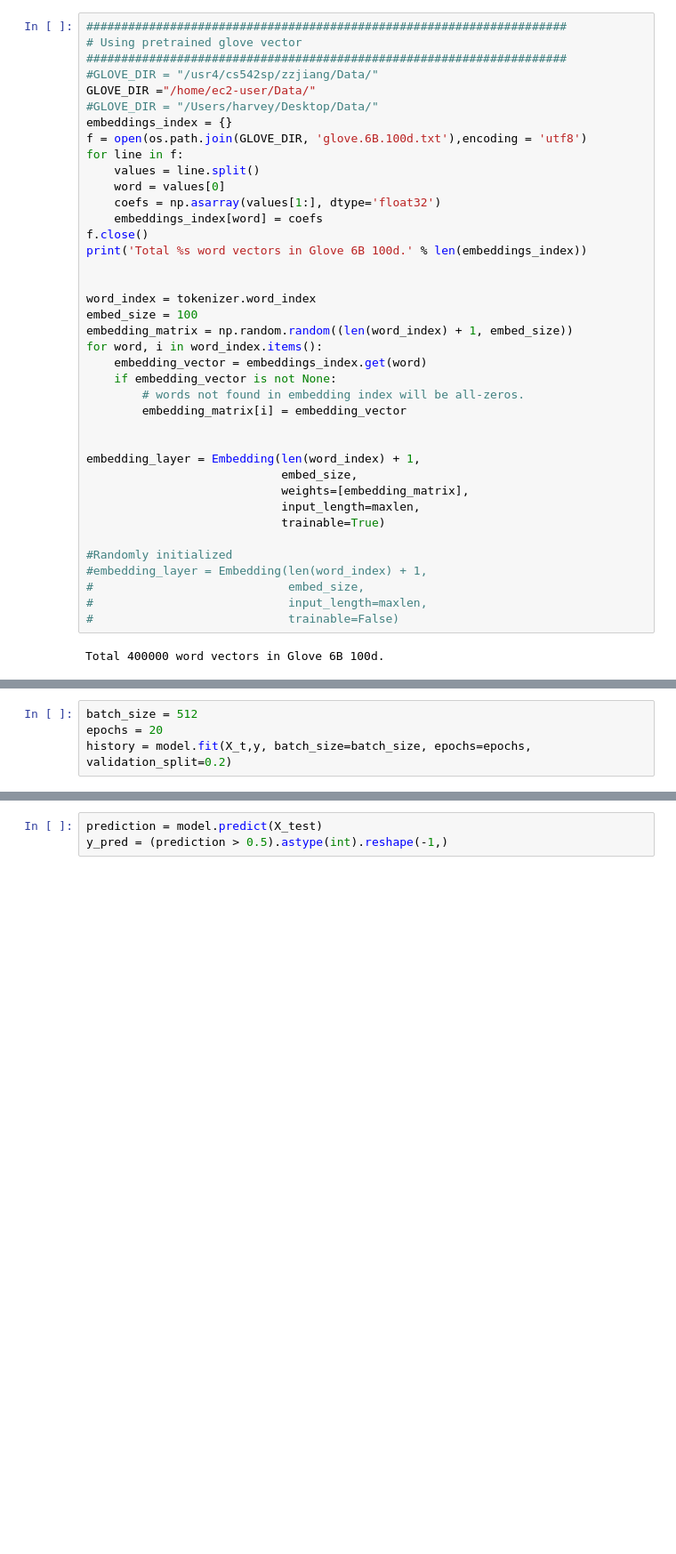
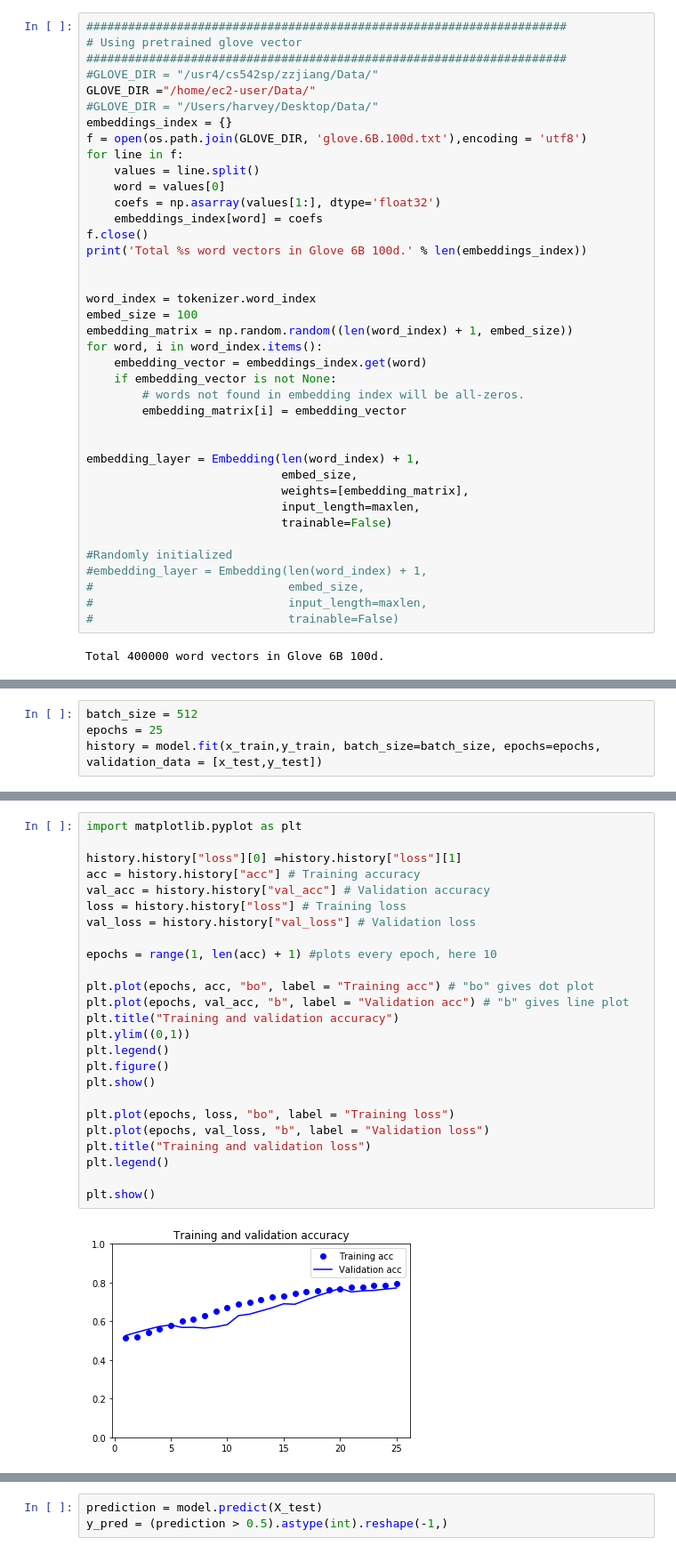
Before and after one commit to Harvey1973/Yelp-data-challenge, a Jupyter notebook: balanced_model/2_label/yoon_kim_batch.ipynb, the cells around one changed output, grey strips where cells are left out. Shown at 89% size. Cells and saved outputs as stored; diff of their text form; blank space fills up the shorter version.

```diff
--- a/balanced_model/2_label/yoon_kim_batch.ipynb
+++ b/balanced_model/2_label/yoon_kim_batch.ipynb
@@ -88,7 +172,7 @@ embedding_layer = Embedding(len(word_index) + 1,
                             embed_size,
                             weights=[embedding_matrix],
                             input_length=maxlen,
-                            trainable=True)
+                            trainable=False)
 
 #Randomly initialized
 #embedding_layer = Embedding(len(word_index) + 1,
@@ -180,6 +264,6 @@ Non-trainable params: 2,816
 __________________________________________________________________________________________________
 # %%
 batch_size = 512
-epochs = 20
-history = model.fit(X_t,y, batch_size=batch_size, epochs=epochs, validation_split=0.2)
+epochs = 25
+history = model.fit(x_train,y_train, batch_size=batch_size, epochs=epochs, validation_data = [x_test,y_test])
 # %% [output]
@@ -199,0 +297,27 @@ Epoch 7/20
+# %%
+import matplotlib.pyplot as plt
+
+history.history["loss"][0] =history.history["loss"][1]
+acc = history.history["acc"] # Training accuracy
+val_acc = history.history["val_acc"] # Validation accuracy
+loss = history.history["loss"] # Training loss
+val_loss = history.history["val_loss"] # Validation loss
+
+epochs = range(1, len(acc) + 1) #plots every epoch, here 10
+
+plt.plot(epochs, acc, "bo", label = "Training acc") # "bo" gives dot plot
+plt.plot(epochs, val_acc, "b", label = "Validation acc") # "b" gives line plot
+plt.title("Training and validation accuracy")
+plt.ylim((0,1))
+plt.legend()
+plt.figure()
+plt.show()
+
+plt.plot(epochs, loss, "bo", label = "Training loss")
+plt.plot(epochs, val_loss, "b", label = "Validation loss")
+plt.title("Training and validation loss")
+plt.legend()
+
+plt.show()
+# %% [output]
+[figure, added]
```
Also changed, not shown: parts of 9 cells of this notebook, 15 other files.
